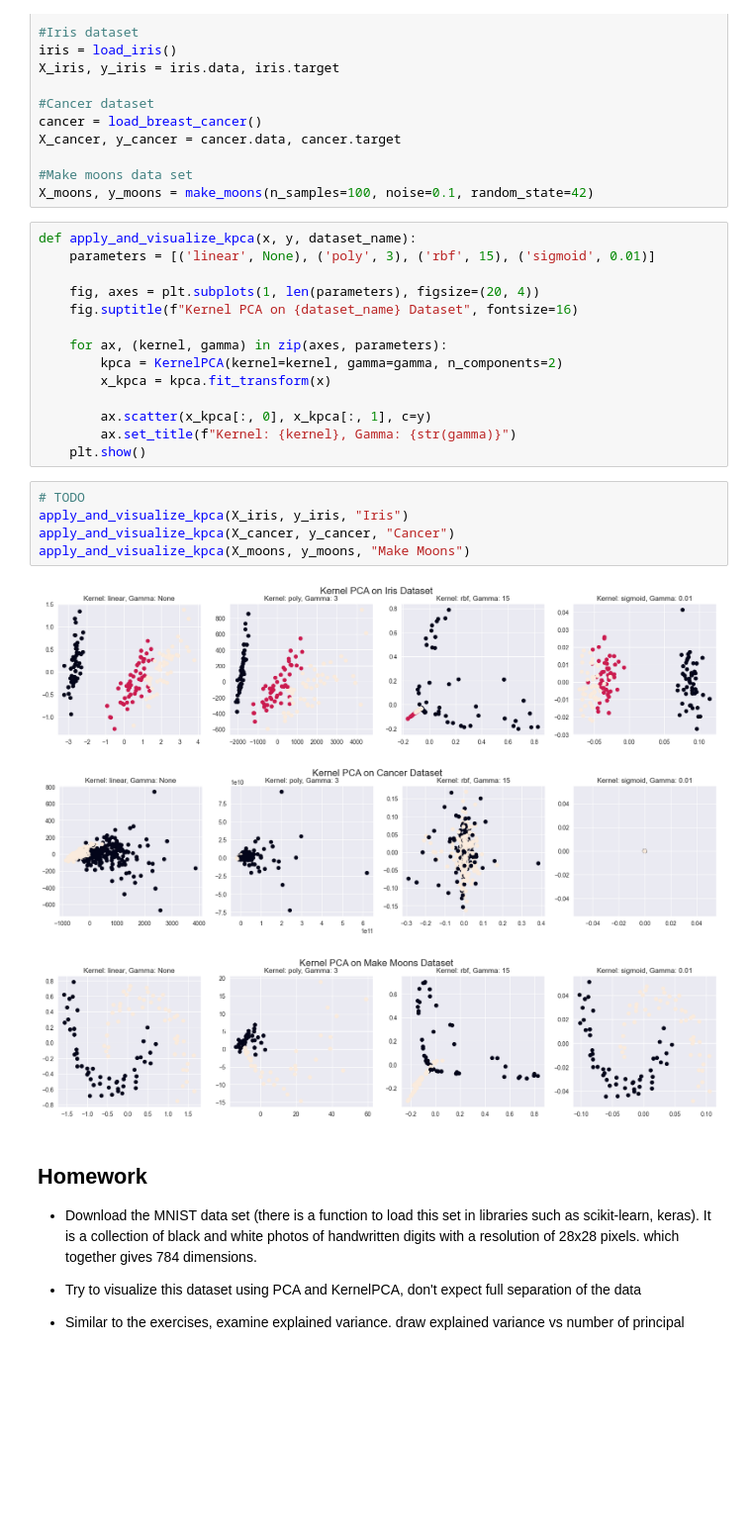
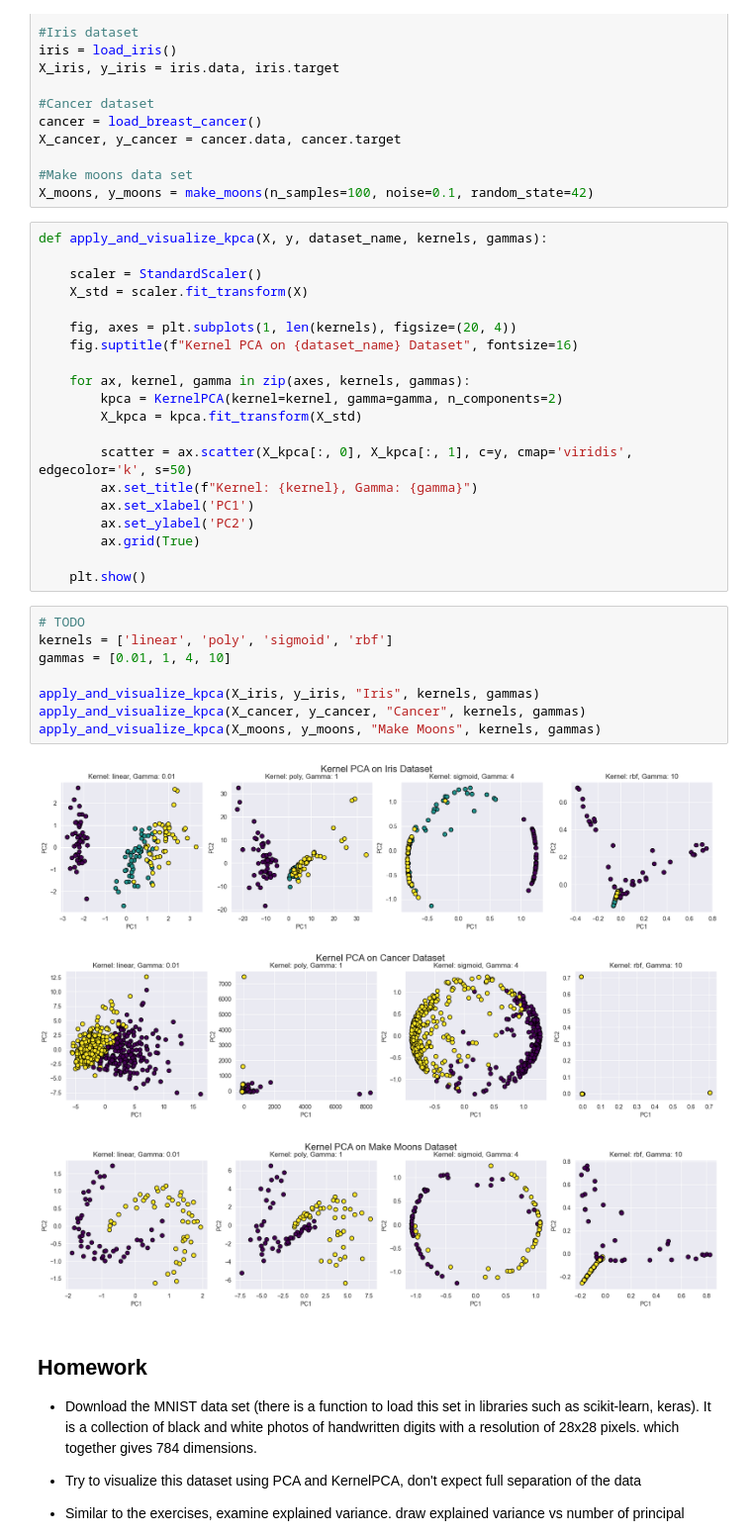
Before and after one commit to ksobczykR2DS/data-visualization-and-exploration, a Jupyter notebook: lab0_pca/pca_kernelpca_lab.ipynb, the cells around one changed output. Shown at 99% size. Saved outputs shown, nothing was run; the diff lists cells and outputs as text; blank space fills up the shorter version.

```diff
--- a/pca_kernelpca_lab.ipynb
+++ b/lab0_pca/pca_kernelpca_lab.ipynb
@@ -434,28 +394,37 @@ X_cancer, y_cancer = cancer.data, cancer.target
 #Make moons data set
 X_moons, y_moons = make_moons(n_samples=100, noise=0.1, random_state=42)
 # %%
-def apply_and_visualize_kpca(x, y, dataset_name):
-    parameters = [('linear', None), ('poly', 3), ('rbf', 15), ('sigmoid', 0.01)]
+def apply_and_visualize_kpca(X, y, dataset_name, kernels, gammas):
 
-    fig, axes = plt.subplots(1, len(parameters), figsize=(20, 4))
+    scaler = StandardScaler()
+    X_std = scaler.fit_transform(X)
+
+    fig, axes = plt.subplots(1, len(kernels), figsize=(20, 4))
     fig.suptitle(f"Kernel PCA on {dataset_name} Dataset", fontsize=16)
 
-    for ax, (kernel, gamma) in zip(axes, parameters):
+    for ax, kernel, gamma in zip(axes, kernels, gammas):
         kpca = KernelPCA(kernel=kernel, gamma=gamma, n_components=2)
-        x_kpca = kpca.fit_transform(x)
+        X_kpca = kpca.fit_transform(X_std)
 
-        ax.scatter(x_kpca[:, 0], x_kpca[:, 1], c=y)
-        ax.set_title(f"Kernel: {kernel}, Gamma: {str(gamma)}")
+        scatter = ax.scatter(X_kpca[:, 0], X_kpca[:, 1], c=y, cmap='viridis', edgecolor='k', s=50)
+        ax.set_title(f"Kernel: {kernel}, Gamma: {gamma}")
+        ax.set_xlabel('PC1')
+        ax.set_ylabel('PC2')
+        ax.grid(True)
+
     plt.show()
 # %%
 # TODO
-apply_and_visualize_kpca(X_iris, y_iris, "Iris")
-apply_and_visualize_kpca(X_cancer, y_cancer, "Cancer")
-apply_and_visualize_kpca(X_moons, y_moons, "Make Moons")
+kernels = ['linear', 'poly', 'sigmoid', 'rbf']
+gammas = [0.01, 1, 4, 10]
+
+apply_and_visualize_kpca(X_iris, y_iris, "Iris", kernels, gammas)
+apply_and_visualize_kpca(X_cancer, y_cancer, "Cancer", kernels, gammas)
+apply_and_visualize_kpca(X_moons, y_moons, "Make Moons", kernels, gammas)
 # %% [output]
-[figure, old version]
+[figure, new version]
-[figure, old version]
+[figure, new version]
-[figure, old version]
+[figure, new version]
 # %% [markdown]
 ## Homework
 
```
Also changed, not shown: parts of 9 cells of this notebook.
